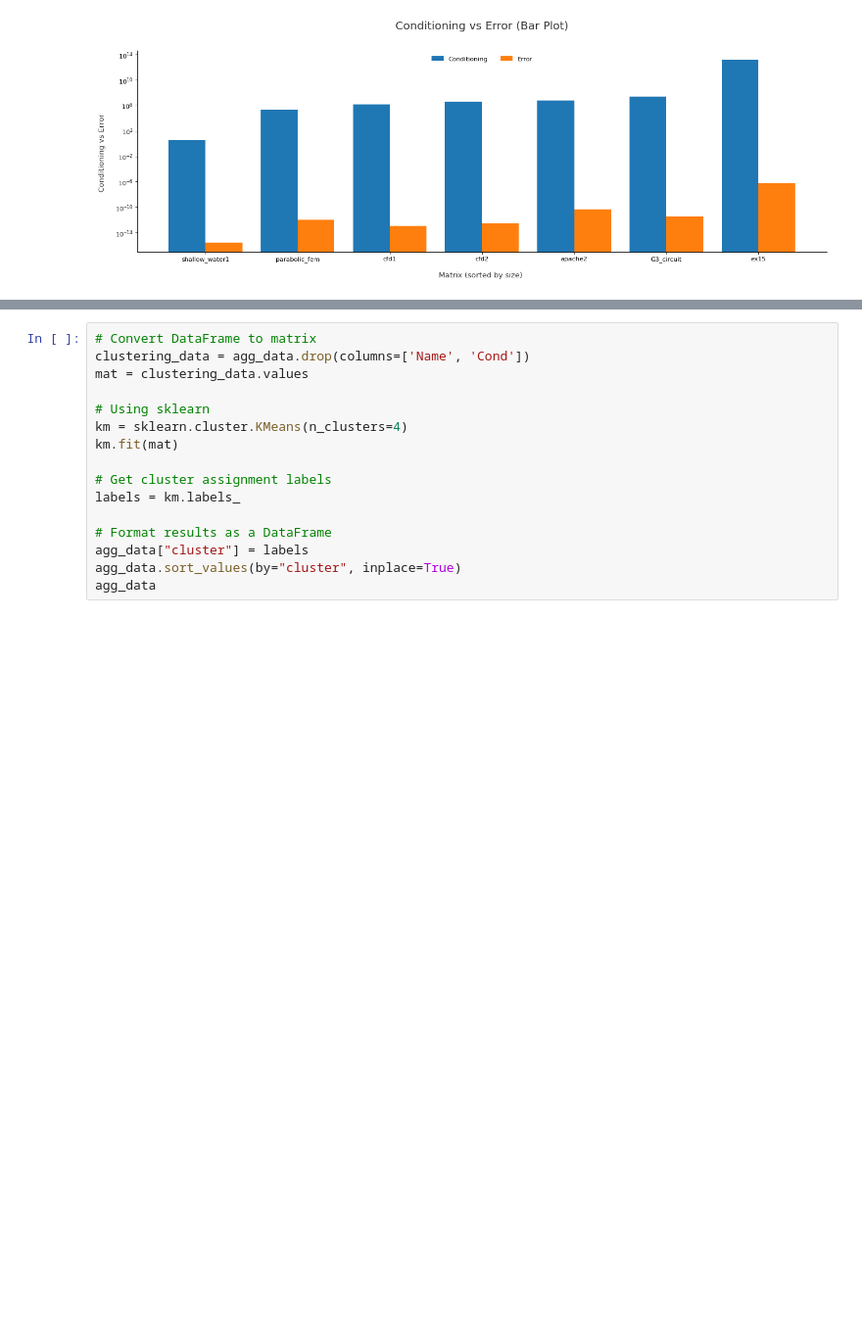
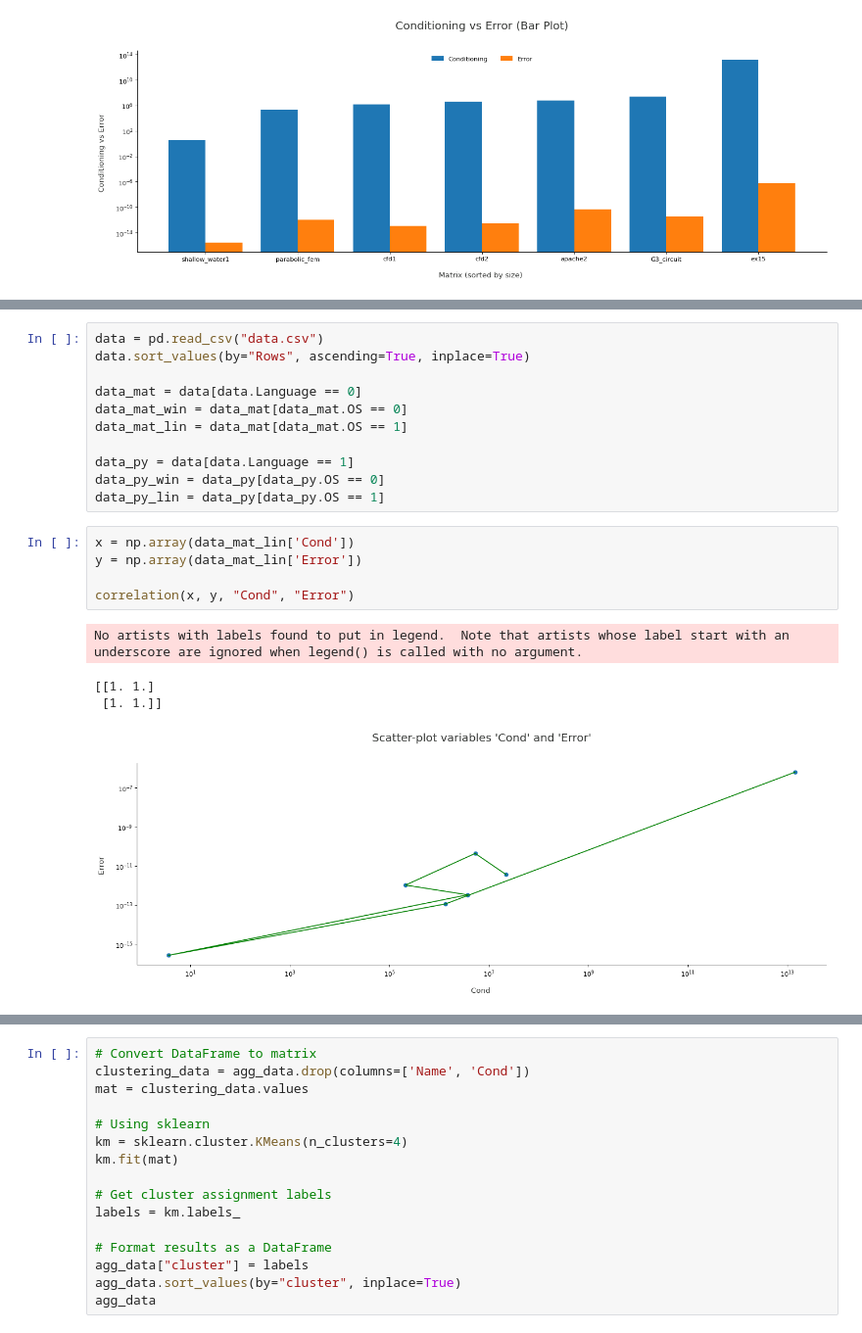
Before and after one commit to simonebenitozzi/cholesky-analysis, a Jupyter notebook: Analysis/resources/additional_analysis.ipynb, the cells around one changed output, grey strips where cells are left out. Shown: that part at 98% size. Drawn from its saved outputs; the diff is of its cells as text; blank space fills up the shorter version.

```diff
--- a/Analysis/resources/additional_analysis.ipynb
+++ b/Analysis/resources/additional_analysis.ipynb
@@ -173,0 +182,21 @@ bar_plot(matrix_names, cond_list, error_list, "Matrix (sorted by size)", "Condit
+# %%
+data = pd.read_csv("data.csv")
+data.sort_values(by="Rows", ascending=True, inplace=True)
+
+data_mat = data[data.Language == 0]
+data_mat_win = data_mat[data_mat.OS == 0]
+data_mat_lin = data_mat[data_mat.OS == 1]
+
+data_py = data[data.Language == 1]
+data_py_win = data_py[data_py.OS == 0]
+data_py_lin = data_py[data_py.OS == 1]
+# %%
+x = np.array(data_mat_lin['Cond'])
+y = np.array(data_mat_lin['Error'])
+
+correlation(x, y, "Cond", "Error")
+# %% [output]
+No artists with labels found to put in legend.  Note that artists whose label start with an underscore are ignored when legend() is called with no argument.
+[[1. 1.]
+ [1. 1.]]
+[figure, added]
```
Also changed, not shown: parts of 10 cells of this notebook, 2 other files.
